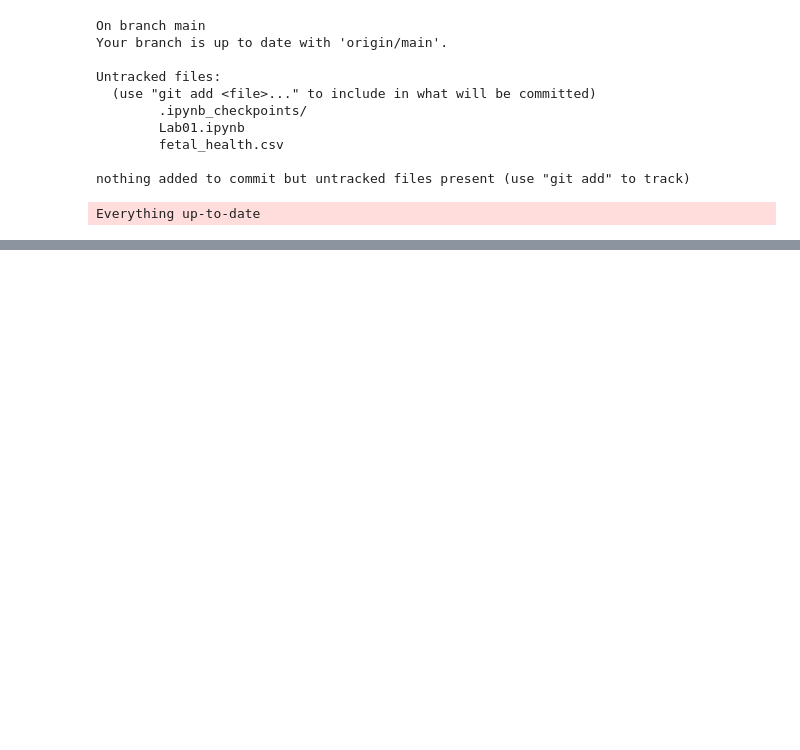
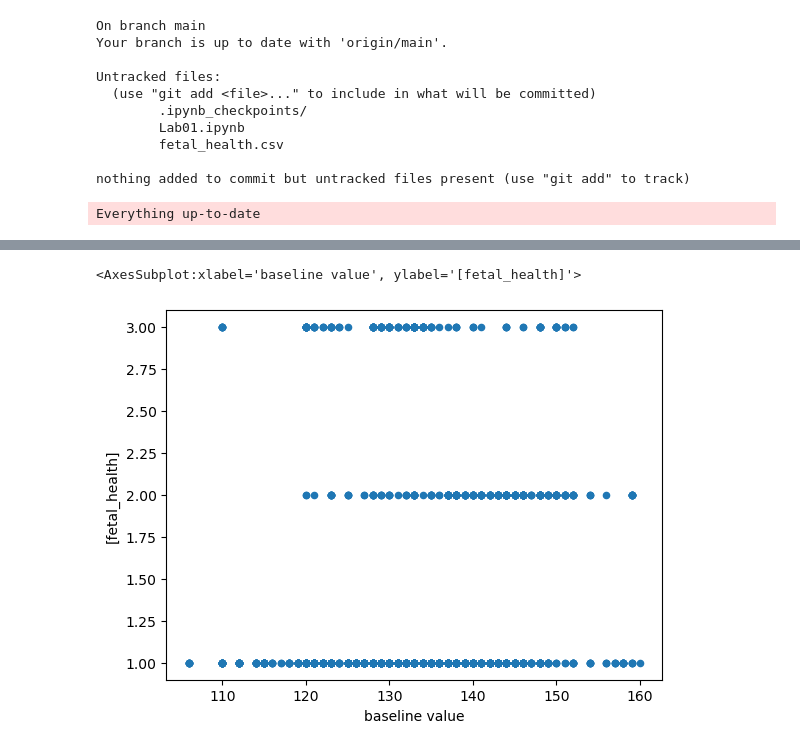
Before and after one commit to nomias/CIS4496, a Jupyter notebook: Lab01.ipynb, the cells around one changed output, grey strips where cells are left out. Drawn from its saved outputs; the diff is of its cells as text; code cells hidden in the pictures; blank space fills up the shorter version.

```diff
--- a/Lab01.ipynb
+++ b/Lab01.ipynb
@@ -131,0 +183,5 @@ Everything up-to-date
+# %%
+df.plot(x="baseline value",y=['fetal_health'],kind='scatter')
+# %% [output]
+<AxesSubplot:xlabel='baseline value', ylabel='[fetal_health]'>
+[figure, added]
```
Also changed, not shown: parts of 9 cells of this notebook.
